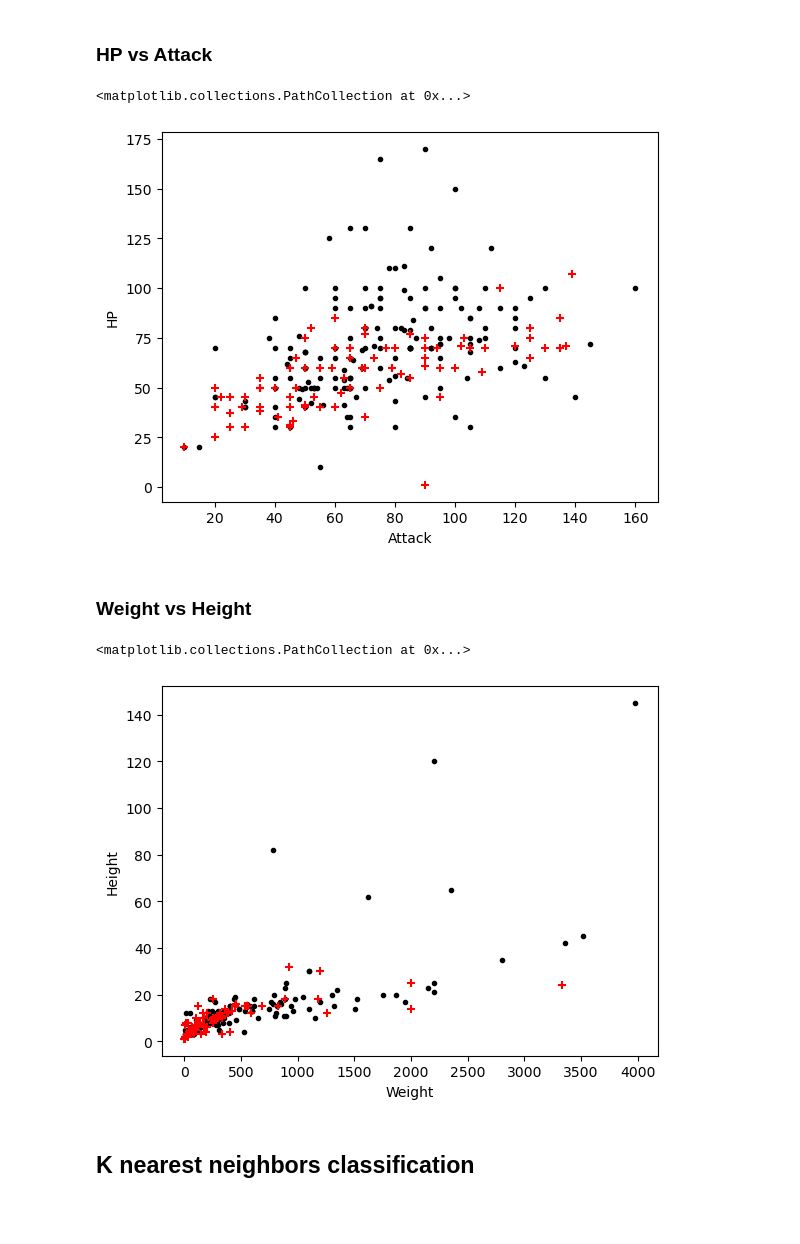
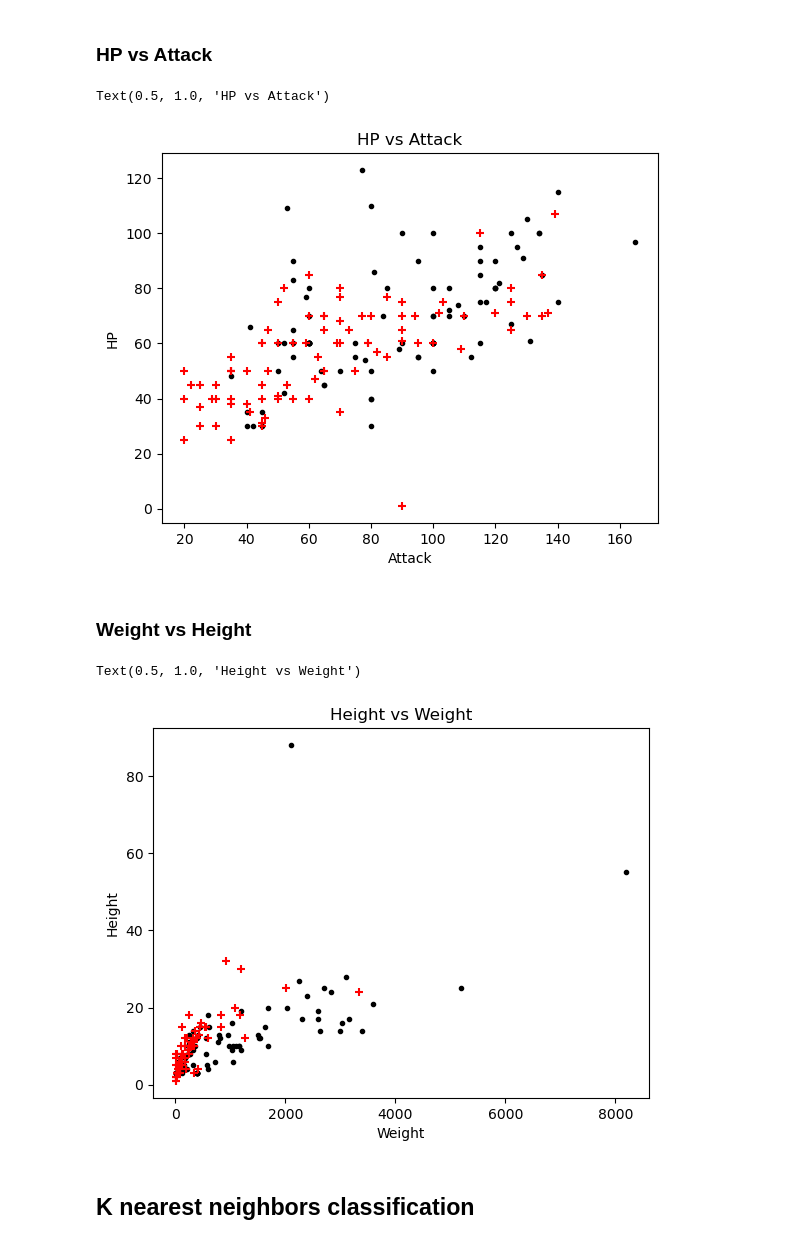
Before and after one commit to Rushik-Rsenal/Intro-to-Machine-Learning, a Jupyter notebook: Pokemon.ipynb, the cells around one changed output. Drawn from its saved outputs; the diff is of its cells as text; code cells hidden in the pictures; blank space fills up the shorter version.

Commit message:
feat: added an interactive component with bug and rock type classification

```diff
--- a/Pokemon.ipynb
+++ b/Pokemon.ipynb
@@ -299,0 +155,13 @@ bug_type_df
+# %%
+rock_type_df = pd.DataFrame(
+    {
+        "name": rock_type_pokemon_names,
+        "attack": rock_type_pokemon_attack,
+        "hp" : rock_type_pokemon_hp,
+        "weight": rock_type_pokemon_weight,
+        "height": rock_type_pokemon_height
+    }
+)
+rock_type_df.loc[:, 'type'] = 'rock'
+rock_type_df.loc[:, 'target'] = 0
+rock_type_df[:5]
@@ -300,10 +175,10 @@ bug_type_df
 # %%
-final_df = pd.concat([bug_type_df, water_type_df])
+final_df = pd.concat([bug_type_df, rock_type_df])
 final_df = final_df[~final_df["name"].str.contains("gmax")]
 final_df = final_df[~final_df["name"].str.contains("mega")]
 final_df = final_df[~final_df["name"].str.contains("totem")]
-final_df = final_df[final_df["weight"] < 4000]
-final_df = final_df[final_df["height"] < 400]
+# final_df = final_df[final_df["weight"] < 4000]
+# final_df = final_df[final_df["height"] < 400]
 final_df = final_df.drop_duplicates(subset=['name'], keep=False)
 final_df
 # %% [output]
@@ -323,4 +198,4 @@ final_df
 # %%
-final_non_bug_df = final_df[final_df["target"] == 0]
+final_rock_df = final_df[final_df["target"] == 0]
 final_bug_df = final_df[final_df["target"] == 1]
 # %%
@@ -338,22 +215,24 @@ import matplotlib.pyplot as plt
 # %%
 plt.xlabel("Attack")
 plt.ylabel("HP")
 
-plt.scatter(final_non_bug_df["attack"], final_non_bug_df["hp"], color="black", marker=".")
+plt.scatter(final_rock_df["attack"], final_rock_df["hp"], color="black", marker=".")
 plt.scatter(final_bug_df["attack"], final_bug_df["hp"], color="red", marker="+")
+plt.title("HP vs Attack")
 # %% [output]
-<matplotlib.collections.PathCollection at 0x...>
+Text(0.5, 1.0, 'HP vs Attack')
-[figure, old version]
+[figure, new version]
 # %% [markdown]
 ### Weight vs Height
 # %%
 plt.xlabel("Weight")
 plt.ylabel("Height")
-plt.scatter(final_non_bug_df["weight"], final_non_bug_df["height"], color="black", marker=".")
+plt.scatter(final_rock_df["weight"], final_rock_df["height"], color="black", marker=".")
 plt.scatter(final_bug_df["weight"], final_bug_df["height"], color="red", marker="+")
+plt.title("Height vs Weight")
 # %% [output]
-<matplotlib.collections.PathCollection at 0x...>
+Text(0.5, 1.0, 'Height vs Weight')
-[figure, old version]
+[figure, new version]
 # %% [markdown]
 ## K nearest neighbors classification
 # %% [markdown]
```
Also changed, not shown: parts of 45 cells of this notebook.
